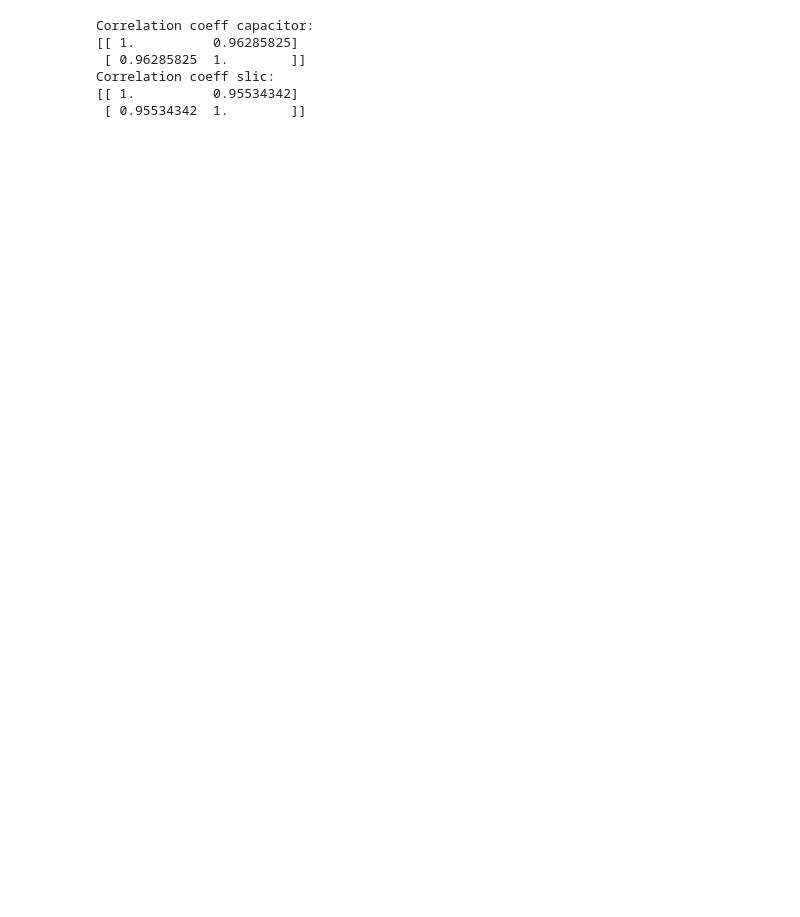
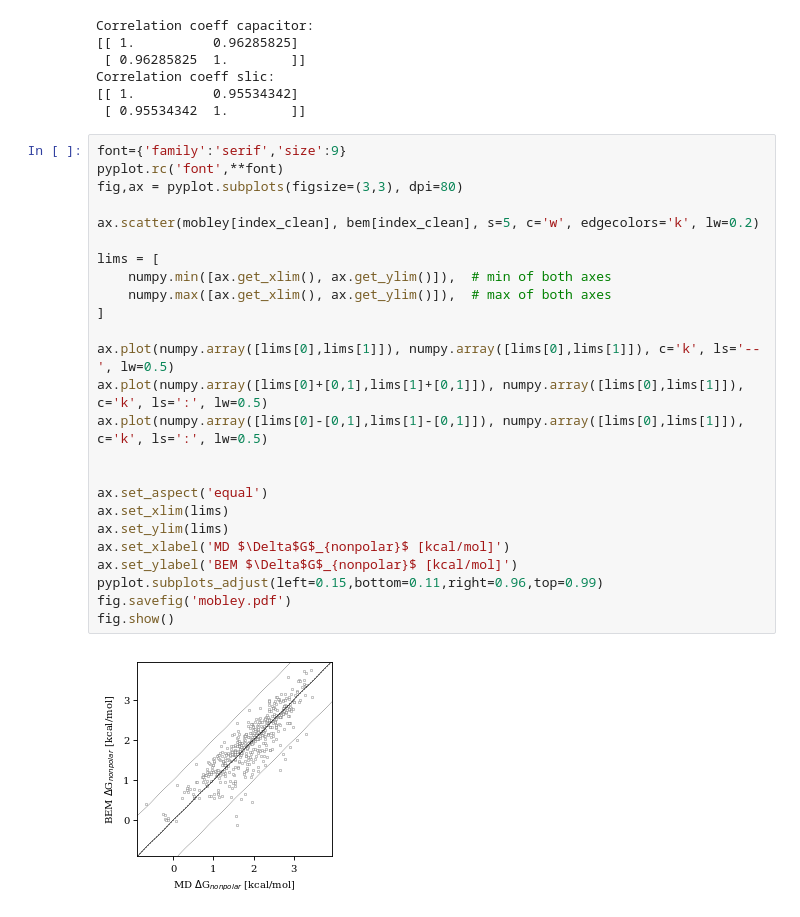
Before and after one commit to cdcooper84/nonpolar_solvation_testing, a Jupyter notebook: plot_compare.ipynb, the cells around one changed output. Cells and saved outputs as stored; diff of their text form; blank space fills up the shorter version.

```diff
--- a/plot_compare.ipynb
+++ b/plot_compare.ipynb
@@ -329,3 +343,30 @@ Correlation coeff capacitor:
 Correlation coeff slic:
 [[ 1.          0.95534342]
  [ 0.95534342  1.        ]]
+# %%
+font={'family':'serif','size':9}
+pyplot.rc('font',**font)
+fig,ax = pyplot.subplots(figsize=(3,3), dpi=80)
+
+ax.scatter(mobley[index_clean], bem[index_clean], s=5, c='w', edgecolors='k', lw=0.2)
+
+lims = [
+    numpy.min([ax.get_xlim(), ax.get_ylim()]),  # min of both axes
+    numpy.max([ax.get_xlim(), ax.get_ylim()]),  # max of both axes
+]
+
+ax.plot(numpy.array([lims[0],lims[1]]), numpy.array([lims[0],lims[1]]), c='k', ls='--', lw=0.5)
+ax.plot(numpy.array([lims[0]+[0,1],lims[1]+[0,1]]), numpy.array([lims[0],lims[1]]), c='k', ls=':', lw=0.5)
+ax.plot(numpy.array([lims[0]-[0,1],lims[1]-[0,1]]), numpy.array([lims[0],lims[1]]), c='k', ls=':', lw=0.5)
+
+
+ax.set_aspect('equal')
+ax.set_xlim(lims)
+ax.set_ylim(lims)
+ax.set_xlabel('MD $\Delta$G$_{nonpolar}$ [kcal/mol]')
+ax.set_ylabel('BEM $\Delta$G$_{nonpolar}$ [kcal/mol]')
+pyplot.subplots_adjust(left=0.15,bottom=0.11,right=0.96,top=0.99)
+fig.savefig('mobley.pdf')
+fig.show()
+# %% [output]
+[figure, added]
```
Also changed, not shown: parts of 8 cells of this notebook, 3 other files.
